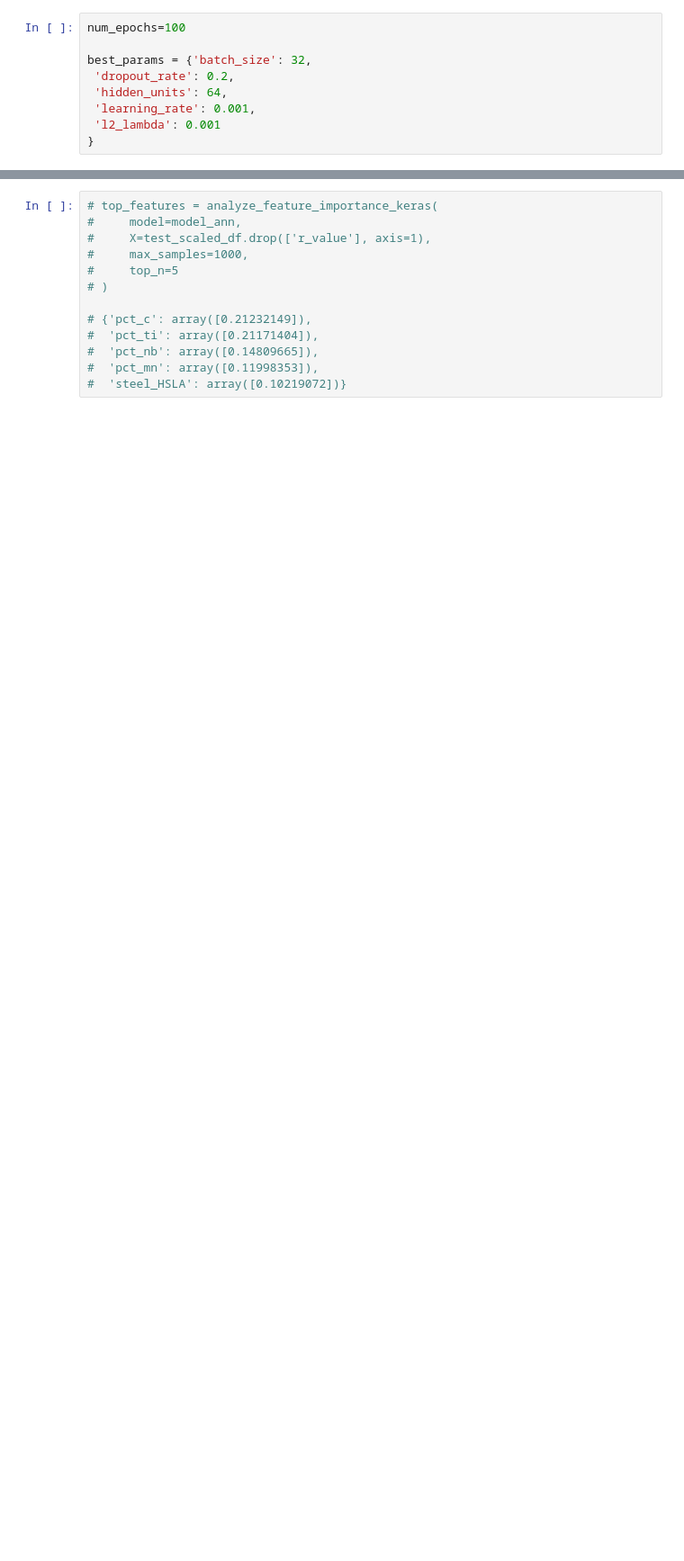
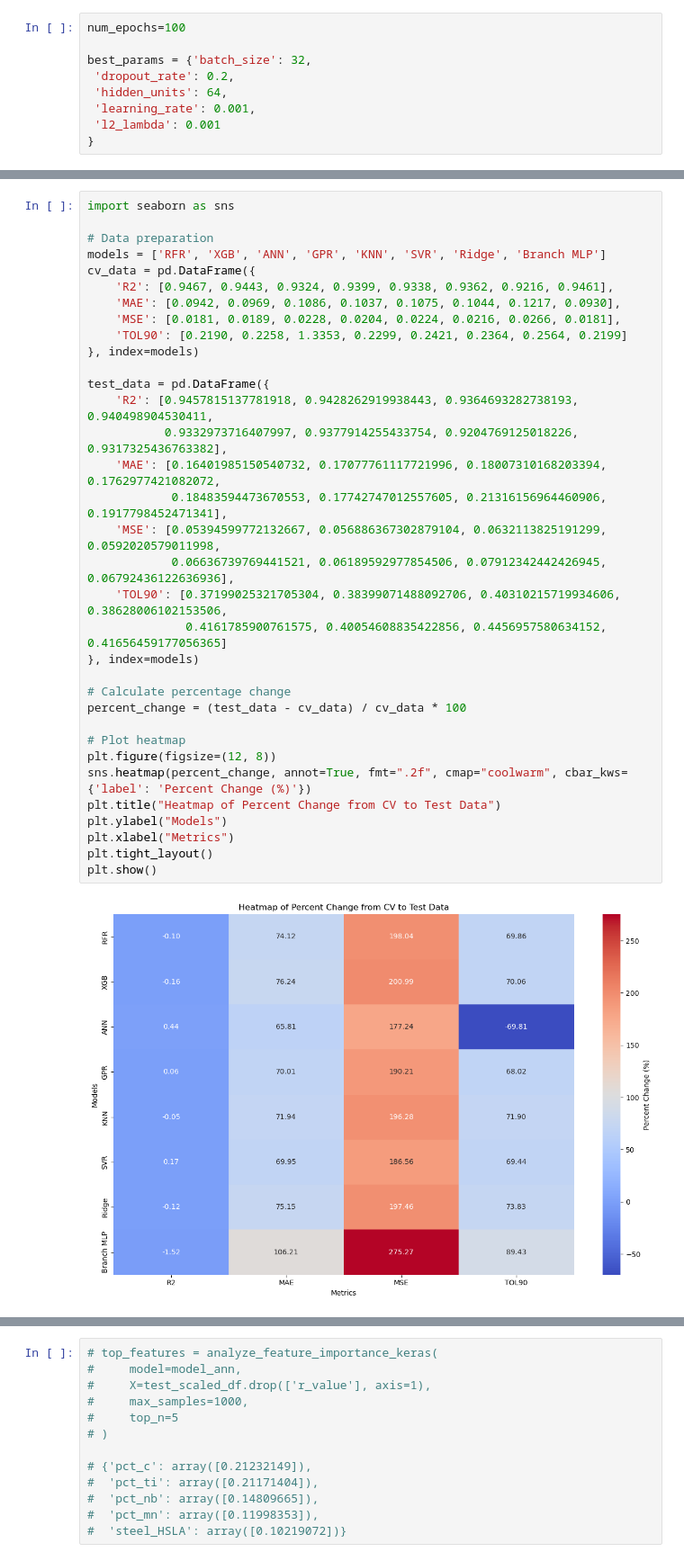
Before and after one commit to TonnyLe14/master-thesis, a Jupyter notebook: baselines.ipynb, the cells around one changed output, grey strips where cells are left out. Shown: that part at 90% size. Cells and saved outputs as stored; diff of their text form; blank space fills up the shorter version.

```diff
--- a/baselines.ipynb
+++ b/baselines.ipynb
@@ -1218 +1259,37 @@ plot_predicted_vs_actual(best_mlp[0], test_scaled_df, features_dict=features_dic
+# %%
+import seaborn as sns
+
+# Data preparation
+models = ['RFR', 'XGB', 'ANN', 'GPR', 'KNN', 'SVR', 'Ridge', 'Branch MLP']
+cv_data = pd.DataFrame({
+    'R2': [0.9467, 0.9443, 0.9324, 0.9399, 0.9338, 0.9362, 0.9216, 0.9461],
+    'MAE': [0.0942, 0.0969, 0.1086, 0.1037, 0.1075, 0.1044, 0.1217, 0.0930],
+    'MSE': [0.0181, 0.0189, 0.0228, 0.0204, 0.0224, 0.0216, 0.0266, 0.0181],
+    'TOL90': [0.2190, 0.2258, 1.3353, 0.2299, 0.2421, 0.2364, 0.2564, 0.2199]
+}, index=models)
+
+test_data = pd.DataFrame({
+    'R2': [0.9457815137781918, 0.9428262919938443, 0.9364693282738193, 0.940498904530411,
+           0.9332973716407997, 0.9377914255433754, 0.9204769125018226, 0.9317325436763382],
+    'MAE': [0.16401985150540732, 0.17077761117721996, 0.18007310168203394, 0.1762977421082072,
+            0.18483594473670553, 0.17742747012557605, 0.21316156964460906, 0.1917798452471341],
+    'MSE': [0.05394599772132667, 0.056886367302879104, 0.0632113825191299, 0.0592020579011998,
+            0.06636739769441521, 0.06189592977854506, 0.07912342442426945, 0.06792436122636936],
+    'TOL90': [0.37199025321705304, 0.38399071488092706, 0.40310215719934606, 0.38628006102153506,
+              0.4161785900761575, 0.40054608835422856, 0.4456957580634152, 0.41656459177056365]
+}, index=models)
+
+# Calculate percentage change
+percent_change = (test_data - cv_data) / cv_data * 100
+
+# Plot heatmap
+plt.figure(figsize=(12, 8))
+sns.heatmap(percent_change, annot=True, fmt=".2f", cmap="coolwarm", cbar_kws={'label': 'Percent Change (%)'})
+plt.title("Heatmap of Percent Change from CV to Test Data")
+plt.ylabel("Models")
+plt.xlabel("Metrics")
+plt.tight_layout()
+plt.show()
+# %% [output]
+[figure, added]
 # %%
```
Also changed, not shown: parts of 25 cells of this notebook, 3 other files.
